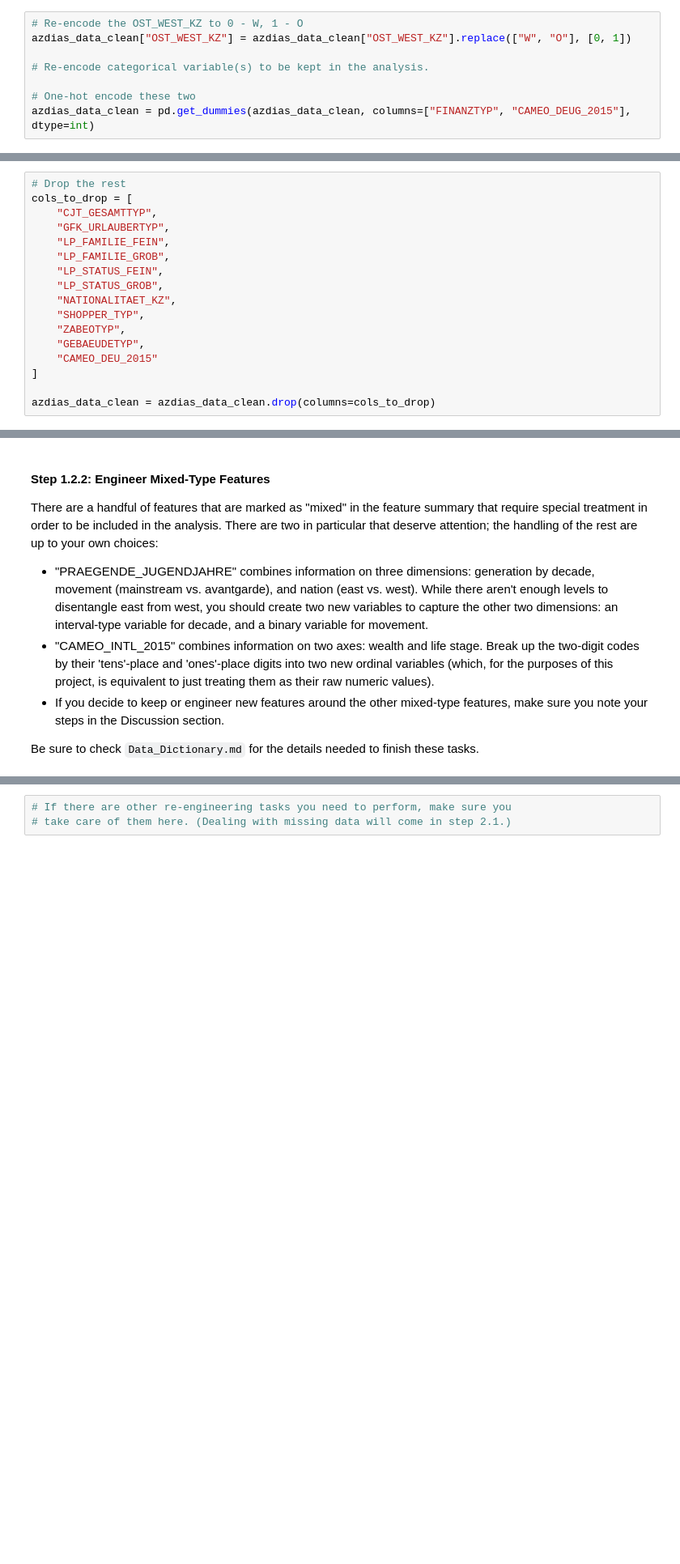
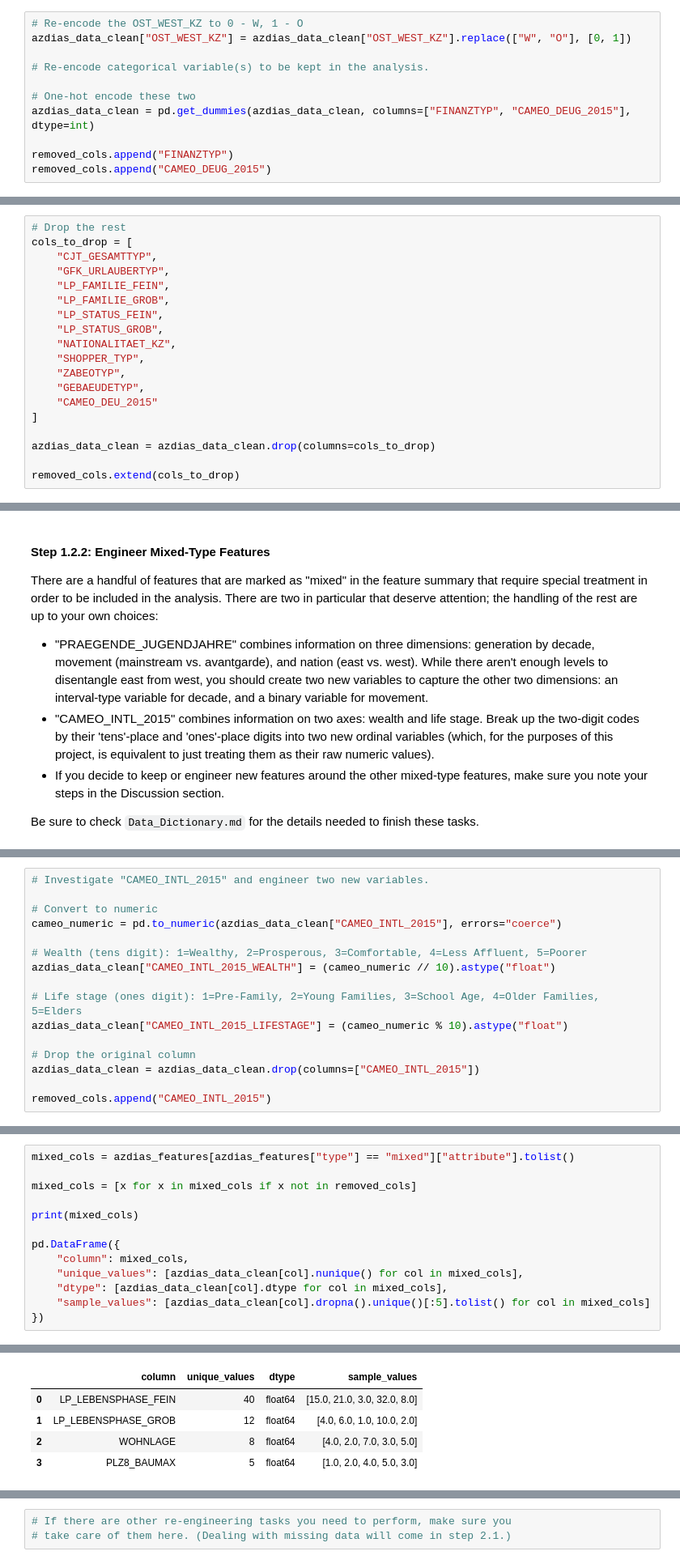
Before and after one commit to randallsutton/playground-ai, a Jupyter notebook: customer-classifier/Identify_Customer_Segments.ipynb, the cells around one changed output, grey strips where cells are left out. Shown at 81% size. Drawn from its saved outputs; the diff is of its cells as text; blank space fills up the shorter version.

```diff
--- a/customer-classifier/Identify_Customer_Segments.ipynb
+++ b/customer-classifier/Identify_Customer_Segments.ipynb
@@ -522,3 +535,6 @@ azdias_data_clean["OST_WEST_KZ"] = azdias_data_clean["OST_WEST_KZ"].replace(["W"
 
 # One-hot encode these two
 azdias_data_clean = pd.get_dummies(azdias_data_clean, columns=["FINANZTYP", "CAMEO_DEUG_2015"], dtype=int)
+
+removed_cols.append("FINANZTYP")
+removed_cols.append("CAMEO_DEUG_2015")
@@ -541,6 +555,8 @@ cols_to_drop = [
 ]
 
 azdias_data_clean = azdias_data_clean.drop(columns=cols_to_drop)
+
+removed_cols.extend(cols_to_drop)
 # %% [markdown]
 #### Discussion 1.2.1: Re-Encode Categorical Features
 
@@ -572,0 +612,16 @@ mixed_cols
+# %%
+# Investigate "CAMEO_INTL_2015" and engineer two new variables.
+
+# Convert to numeric
+cameo_numeric = pd.to_numeric(azdias_data_clean["CAMEO_INTL_2015"], errors="coerce")
+
+# Wealth (tens digit): 1=Wealthy, 2=Prosperous, 3=Comfortable, 4=Less Affluent, 5=Poorer
+azdias_data_clean["CAMEO_INTL_2015_WEALTH"] = (cameo_numeric // 10).astype("float")
+
+# Life stage (ones digit): 1=Pre-Family, 2=Young Families, 3=School Age, 4=Older Families, 5=Elders
+azdias_data_clean["CAMEO_INTL_2015_LIFESTAGE"] = (cameo_numeric % 10).astype("float")
+
+# Drop the original column
+azdias_data_clean = azdias_data_clean.drop(columns=["CAMEO_INTL_2015"])
+
+removed_cols.append("CAMEO_INTL_2015")
@@ -572,0 +634,14 @@ mixed_cols
+# %%
+mixed_cols = azdias_features[azdias_features["type"] == "mixed"]["attribute"].tolist()
+
+mixed_cols = [x for x in mixed_cols if x not in removed_cols]
+
+print(mixed_cols)
+
+pd.DataFrame({
+    "column": mixed_cols,
+    "unique_values": [azdias_data_clean[col].nunique() for col in mixed_cols],
+    "dtype": [azdias_data_clean[col].dtype for col in mixed_cols],
+    "sample_values": [azdias_data_clean[col].dropna().unique()[:5].tolist() for col in mixed_cols]
+})
+# %% [output]
@@ -572,0 +649,5 @@ mixed_cols
+|  | column | unique_values | dtype | sample_values |
+| 0 | LP_LEBENSPHASE_FEIN | 40 | float64 | [15.0, 21.0, 3.0, 32.0, 8.0] |
+| 1 | LP_LEBENSPHASE_GROB | 12 | float64 | [4.0, 6.0, 1.0, 10.0, 2.0] |
+| 2 | WOHNLAGE | 8 | float64 | [4.0, 2.0, 7.0, 3.0, 5.0] |
+| 3 | PLZ8_BAUMAX | 5 | float64 | [1.0, 2.0, 4.0, 5.0, 3.0] |
```
Also changed, not shown: parts of 12 cells of this notebook.
